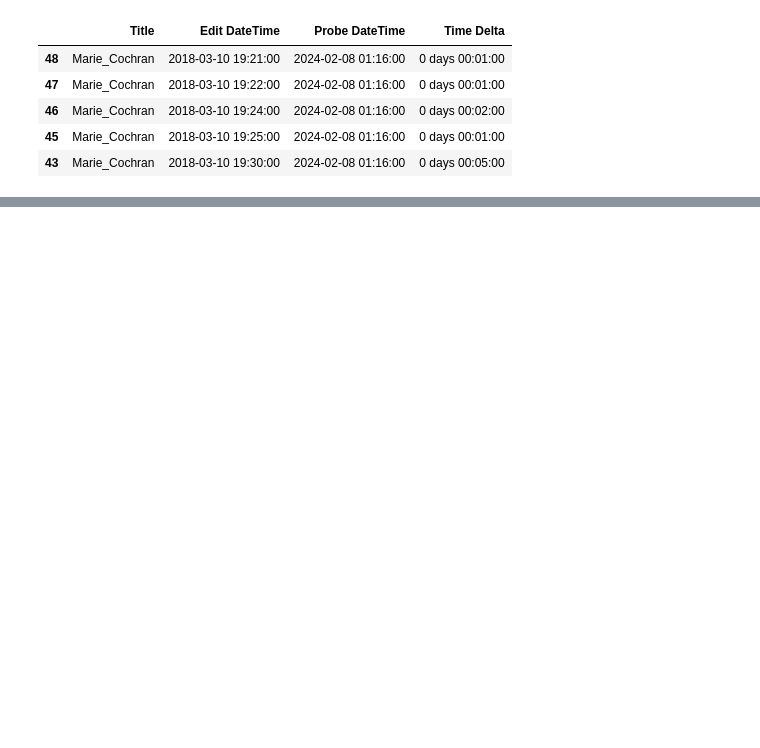
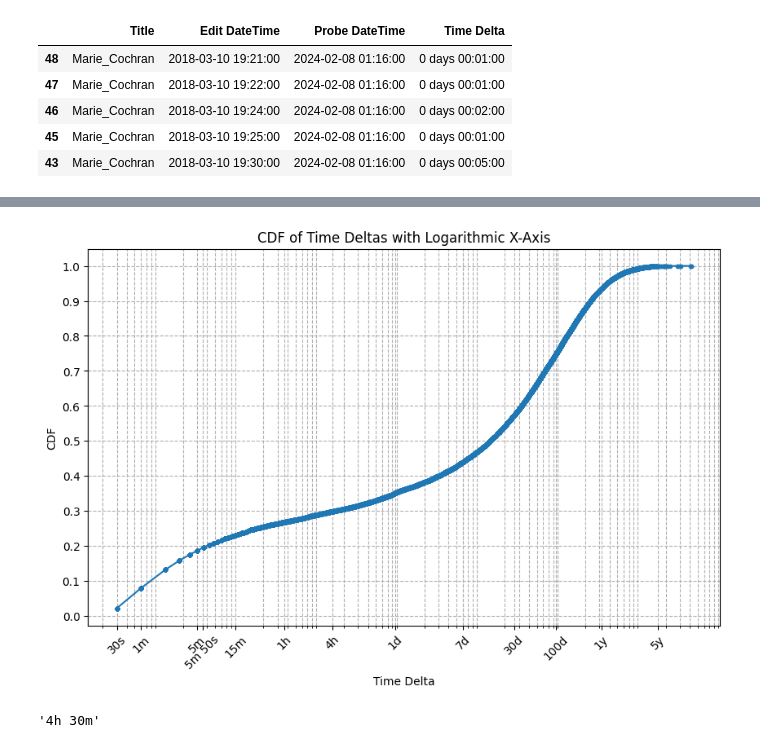
Before and after one commit to CarlKCarlK/wait-times, a Jupyter notebook: wait-times.ipynb, the cells around one changed output, grey strips where cells are left out. Saved outputs shown, nothing was run; the diff lists cells and outputs as text; code cells hidden in the pictures; blank space fills up the shorter version.

```diff
--- a/wait-times.ipynb
+++ b/wait-times.ipynb
@@ -21,21 +21,3 @@ df[df['Title'] == 'Marie_Cochran'].head()
 | 46 | Marie_Cochran | 2018-03-10 19:24:00 | 2024-02-08 01:16:00 | 0 days 00:02:00 |
 | 45 | Marie_Cochran | 2018-03-10 19:25:00 | 2024-02-08 01:16:00 | 0 days 00:01:00 |
 | 43 | Marie_Cochran | 2018-03-10 19:30:00 | 2024-02-08 01:16:00 | 0 days 00:05:00 |
-# %%
-import numpy as np
-import matplotlib.pyplot as plt
-
-# Convert 'Time Delta' to total seconds and sort the values
-data = df['Time Delta'].dt.total_seconds().sort_values()
-data = data.clip(lower=20)
-
-# Calculate the CDF for each data point
-cdf = data.rank(method='average', pct=True)  # This computes the rank as a percentage
-
-# Plot the CDF
-plt.plot(data, cdf, marker='.', linestyle='none')
-plt.xlabel('Time Delta (seconds)')
-plt.ylabel('CDF')
-plt.title('CDF of Time Deltas')
-plt.xscale('log')
-plt.show()
@@ -83,0 +51,18 @@ plt.show()
+# %%
+waits = waits.clip(lower=30) # for the plot, call 0 values 30 seconds
+plt.figure(figsize=(10, 6))
+plt.plot(waits, cdf, marker='.', linestyle='-')
+plt.xlabel('Time Delta')
+plt.ylabel('CDF')
+plt.title('CDF of Time Deltas with Logarithmic X-Axis')
+plt.xscale('log')
+plt.yticks(np.arange(0, 1.1, 0.1))
+plt.xticks(x_ticks, x_tick_labels, rotation=45)
+plt.grid(True, which="both", ls="--")
+plt.show()
+# %% [output]
+[figure, added]
+# %%
+format_seconds_to_time(3600*4.5)
+# %% [output]
+'4h 30m'
```
Also changed, not shown: parts of 4 cells of this notebook.
